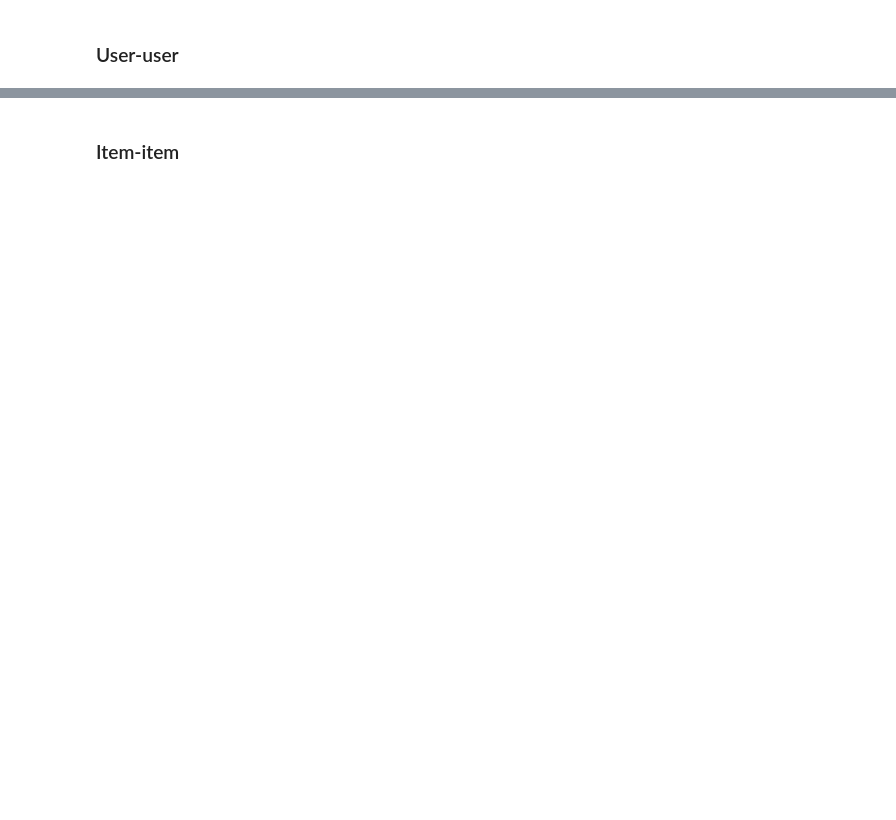
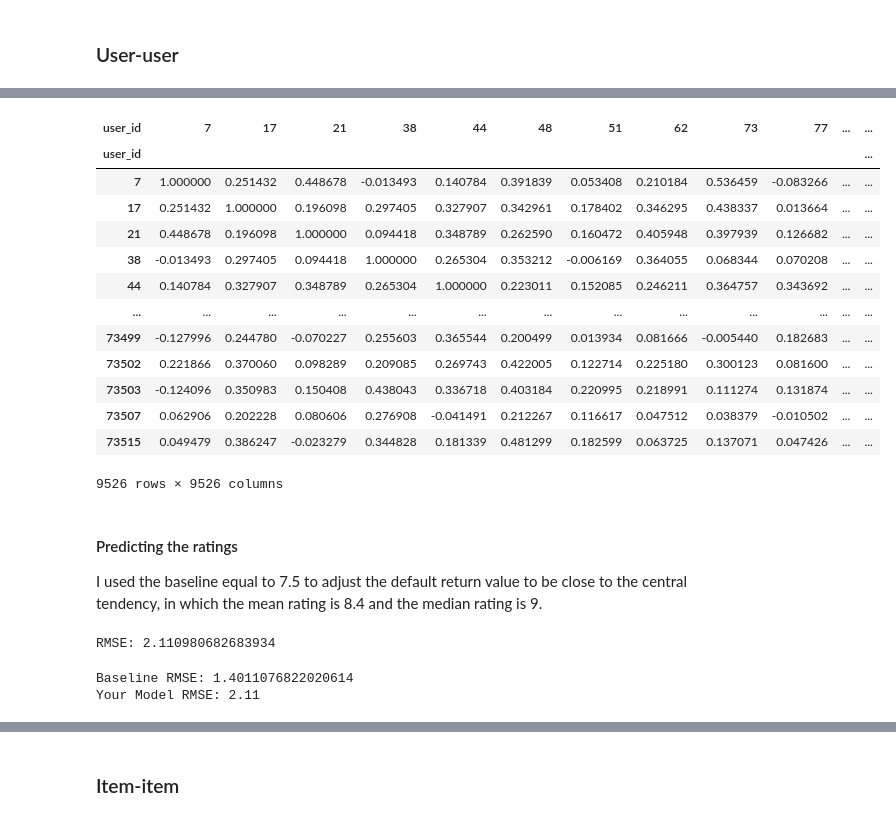
Before and after one commit to Daniela-MB/Recommendation_systems_and_interactive_dashboard, a Jupyter notebook: CA2_integrated_DVT-and-MLB_DanielaBarreto.ipynb, the cells around one changed output, grey strips where cells are left out. Cells and saved outputs as stored; diff of their text form; code cells hidden in the pictures; blank space fills up the shorter version.

```diff
--- a/CA2_integrated_DVT-and-MLB_DanielaBarreto.ipynb
+++ b/CA2_integrated_DVT-and-MLB_DanielaBarreto.ipynb
@@ -670,0 +601,24 @@ similarity_matrix_df
+# %%
+filt_df_ratings2_T = filt_df_ratings2.T
+
+filt_similarity_pearson_df = filt_df_ratings2_T.corr(method='pearson')
+filt_similarity_pearson_df
+# %% [output]
+| user_id | 7 | 17 | 21 | 38 | 44 | 48 | 51 | 62 | 73 | 77 | ... | ... |
+| user_id |  |  |  |  |  |  |  |  |  |  |  | ... |
+| 7 | 1.000000 | 0.251432 | 0.448678 | -0.013493 | 0.140784 | 0.391839 | 0.053408 | 0.210184 | 0.536459 | -0.083266 | ... | ... |
+| 17 | 0.251432 | 1.000000 | 0.196098 | 0.297405 | 0.327907 | 0.342961 | 0.178402 | 0.346295 | 0.438337 | 0.013664 | ... | ... |
+| 21 | 0.448678 | 0.196098 | 1.000000 | 0.094418 | 0.348789 | 0.262590 | 0.160472 | 0.405948 | 0.397939 | 0.126682 | ... | ... |
+| 38 | -0.013493 | 0.297405 | 0.094418 | 1.000000 | 0.265304 | 0.353212 | -0.006169 | 0.364055 | 0.068344 | 0.070208 | ... | ... |
+| 44 | 0.140784 | 0.327907 | 0.348789 | 0.265304 | 1.000000 | 0.223011 | 0.152085 | 0.246211 | 0.364757 | 0.343692 | ... | ... |
+| ... | ... | ... | ... | ... | ... | ... | ... | ... | ... | ... | ... | ... |
+| 73499 | -0.127996 | 0.244780 | -0.070227 | 0.255603 | 0.365544 | 0.200499 | 0.013934 | 0.081666 | -0.005440 | 0.182683 | ... | ... |
+| 73502 | 0.221866 | 0.370060 | 0.098289 | 0.209085 | 0.269743 | 0.422005 | 0.122714 | 0.225180 | 0.300123 | 0.081600 | ... | ... |
+| 73503 | -0.124096 | 0.350983 | 0.150408 | 0.438043 | 0.336718 | 0.403184 | 0.220995 | 0.218991 | 0.111274 | 0.131874 | ... | ... |
+| 73507 | 0.062906 | 0.202228 | 0.080606 | 0.276908 | -0.041491 | 0.212267 | 0.116617 | 0.047512 | 0.038379 | -0.010502 | ... | ... |
+| 73515 | 0.049479 | 0.386247 | -0.023279 | 0.344828 | 0.181339 | 0.481299 | 0.182599 | 0.063725 | 0.137071 | 0.047426 | ... | ... |
+9526 rows × 9526 columns
+# %% [markdown]
+#### Predicting the ratings
+
+I used the baseline equal to 7.5 to adjust the default return value to be close to the central tendency, in which the mean rating is 8.4 and the median rating is 9.
@@ -670,0 +644,30 @@ similarity_matrix_df
+# %%
+from sklearn.metrics import mean_squared_error
+# Predict ratings for the test data
+predictions = []
+
+similarity_threshold = 0.8
+for index, row in X_test.iterrows():
+    user_id = row['user_id']
+    anime_id = row['anime_id']
+    predicted_rating = calculate_ratings(anime_id, user_id, similarity_threshold)
+    predictions.append(predicted_rating)
+
+rmse = np.sqrt(mean_squared_error(y_test, predictions))
+print(f'RMSE: {rmse}')
+# %% [output]
+RMSE: 2.110980682683934
+# %%
+# Assuming y_test contains the actual ratings
+mean_rating = np.mean(y_test)
+baseline_predictions = [mean_rating] * len(y_test)
+
+# Calculate RMSE for the baseline model
+baseline_rmse = np.sqrt(mean_squared_error(y_test, baseline_predictions))
+print(f'Baseline RMSE: {baseline_rmse}')
+
+# Compare with your model's RMSE
+print(f'Your Model RMSE: 2.11')
+# %% [output]
+Baseline RMSE: 1.4011076822020614
+Your Model RMSE: 2.11
```
Also changed, not shown: parts of 33 cells of this notebook.
